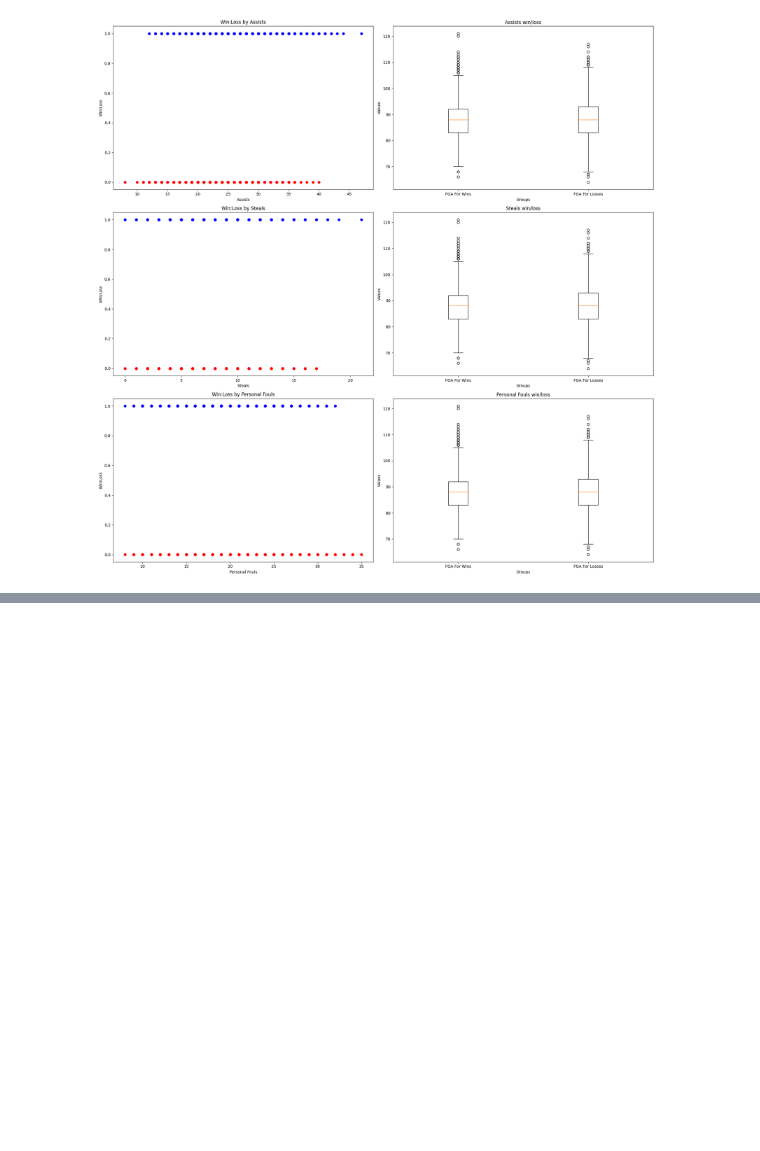
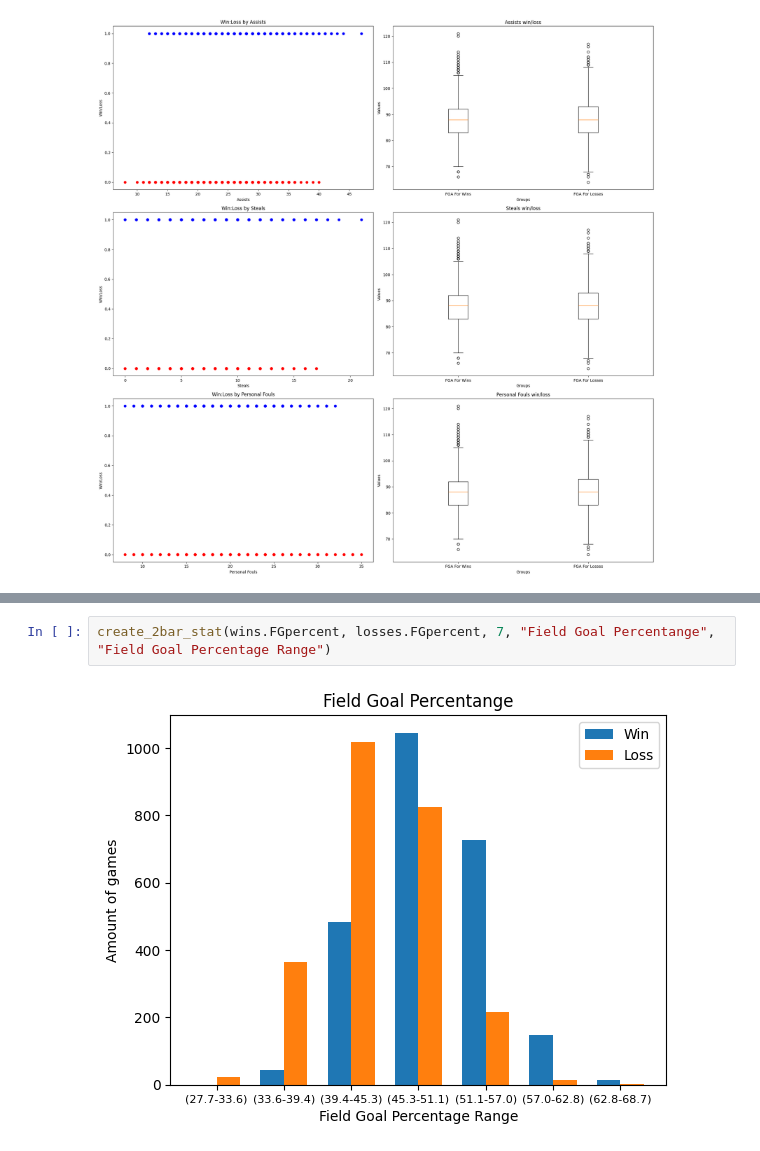
Before and after one commit to parathan/NBAMatchups, a Jupyter notebook: ML/Data Exploration and Visualisation.ipynb, the cells around one changed output, grey strips where cells are left out. Drawn from its saved outputs; the diff is of its cells as text; blank space fills up the shorter version.

```diff
--- a/ML/Data Exploration and Visualisation.ipynb
+++ b/ML/Data Exploration and Visualisation.ipynb
@@ -153,0 +180,4 @@ for row in df.A:
+# %%
+create_2bar_stat(wins.FGpercent, losses.FGpercent, 7, "Field Goal Percentange", "Field Goal Percentage Range")
+# %% [output]
+[figure, added]
```
Also changed, not shown: parts of 25 cells of this notebook.
